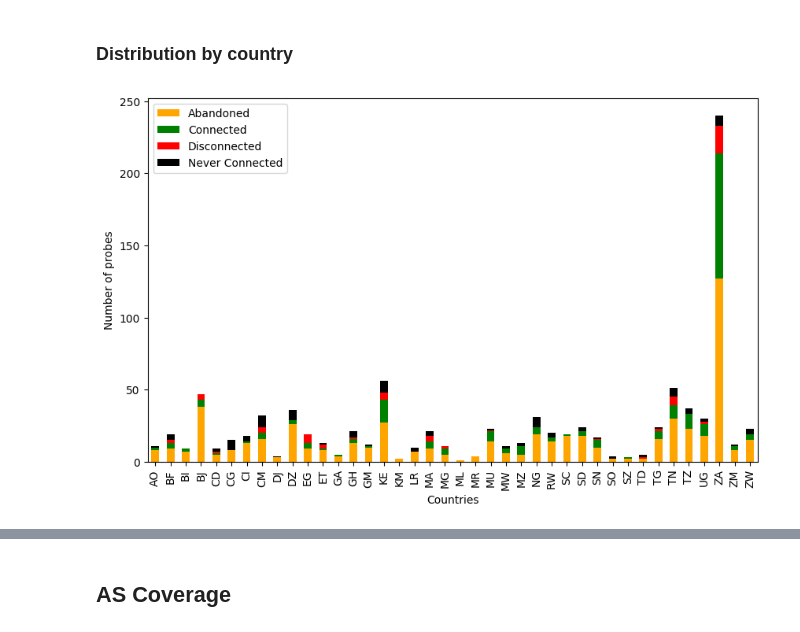
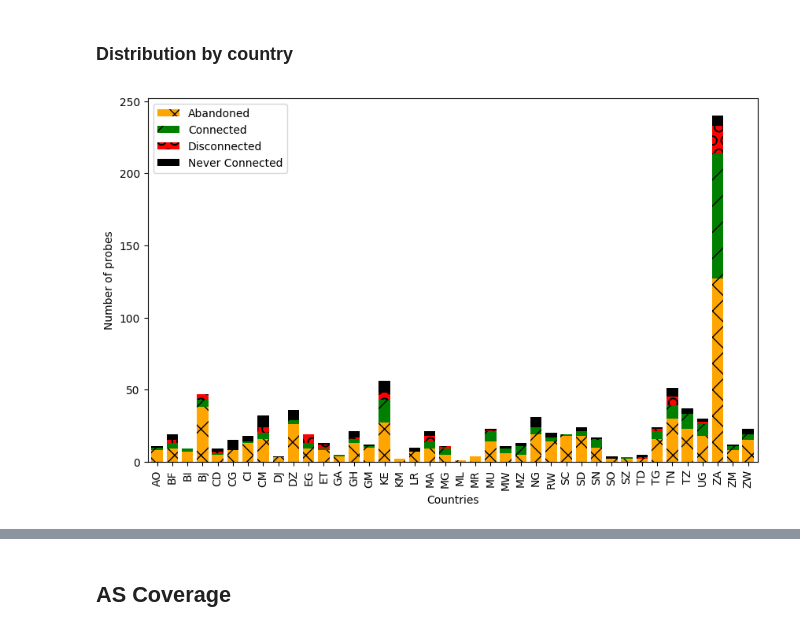
Before and after one commit to AFRINIC-Labs/Africa_Internet_Measurement_Survey, a Jupyter notebook: platforms-africa.ipynb, the cells around one changed output, grey strips where cells are left out. Cells and saved outputs as stored; diff of their text form; code cells hidden in the pictures.

```diff
--- a/platforms-africa.ipynb
+++ b/platforms-africa.ipynb
@@ -322,11 +323,26 @@ df_agg = df.groupby(['cc','status_name']).size().reset_index(name='counts')
 df = df_agg.pivot(index='cc', columns='status_name',values='counts')
 df.to_csv('data/cc_distribution.csv')
 df = pd.read_csv('data/cc_distribution.csv')
+df.fillna(0, inplace=True)
+# %%
+df['Abandoned_pct'] = df.apply(lambda x: 100*x['Abandoned']/(x['Abandoned']+x['Connected']+x['Disconnected']+x['Never Connected']), axis=1)
+df['Connected_pct'] = df.apply(lambda x: 100*x['Connected']/(x['Abandoned']+x['Connected']+x['Disconnected']+x['Never Connected']), axis=1)
+df['Disconnected_pct'] = df.apply(lambda x: 100*x['Disconnected']/(x['Abandoned']+x['Connected']+x['Disconnected']+x['Never Connected']), axis=1)
+df['Neverseen_pct'] = df.apply(lambda x: 100*x['Never Connected']/(x['Abandoned']+x['Connected']+x['Disconnected']+x['Never Connected']), axis=1)
 # %%
-df.plot.bar(x='cc', stacked=True, figsize=(10,6), color=('orange', 'green', 'red', 'black'))
+ax = df.plot.bar(x='cc', y=['Abandoned','Connected','Disconnected','Never Connected'], stacked=True, figsize=(10,6), color=('orange', 'green', 'red', 'black'), width=0.75)
 plt.ylabel('Number of probes')
 plt.xlabel('Countries')
-#plt.savefig("../data/plots/percentage_website_local_vs_remote_ordered.pdf", bbox="tight")
+
+bars = ax.patches
+hatches = ''.join(h*len(df) for h in 'x/O.')
+
+for bar, hatch in zip(bars, hatches):
+    bar.set_hatch(hatch)
+
+ax.legend(ncol=1)
+
+plt.savefig("data/plots/probes_distribution_by_status_by_cc.pdf", bbox="tight")
 plt.show()
 # %% [output]
-[figure, old version]
+[figure, new version]
```
Also changed, not shown: parts of 17 cells of this notebook, 4 other files.
